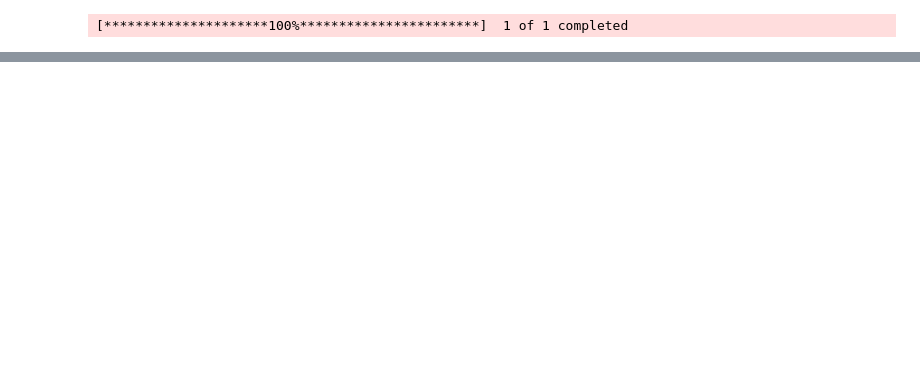
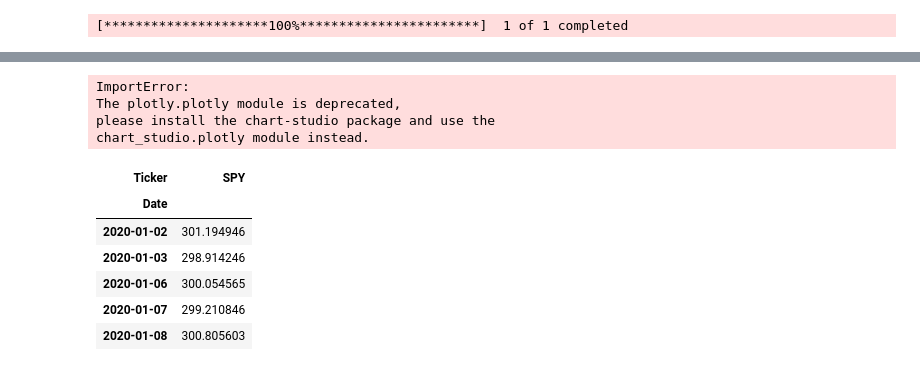
Before and after one commit to akramj13/GeeseHacks, a Jupyter notebook: backend/main.ipynb, the cells around one changed output, grey strips where cells are left out. Drawn from its saved outputs; the diff is of its cells as text; code cells hidden in the pictures; blank space fills up the shorter version.

```diff
--- a/backend/main.ipynb
+++ b/backend/main.ipynb
@@ -32,3 +32,26 @@ df
 | 2024-12-30 | 588.219971 | 591.739990 | 584.409973 | 587.890015 | 56578800 |
 | 2024-12-31 | 586.080017 | 590.640015 | 584.419983 | 589.909973 | 57052700 |
 1258 rows × 5 columns
+# %%
+import plotly
+import chart_studio
+import cufflinks as cf
+from plotly.offline import init_notebook_mode, plot, iplot
+
+init_notebook_mode(connected=True)
+cf.go_offline()
+# %% [output]
+ImportError:
+The plotly.plotly module is deprecated,
+please install the chart-studio package and use the
+chart_studio.plotly module instead.
+# %%
+df["Close"].head()
+# %% [output]
+| Ticker | SPY |
+| Date |  |
+| 2020-01-02 | 301.194946 |
+| 2020-01-03 | 298.914246 |
+| 2020-01-06 | 300.054565 |
+| 2020-01-07 | 299.210846 |
+| 2020-01-08 | 300.805603 |
```
Also changed, not shown: parts of 2 cells of this notebook, 1 other file.
